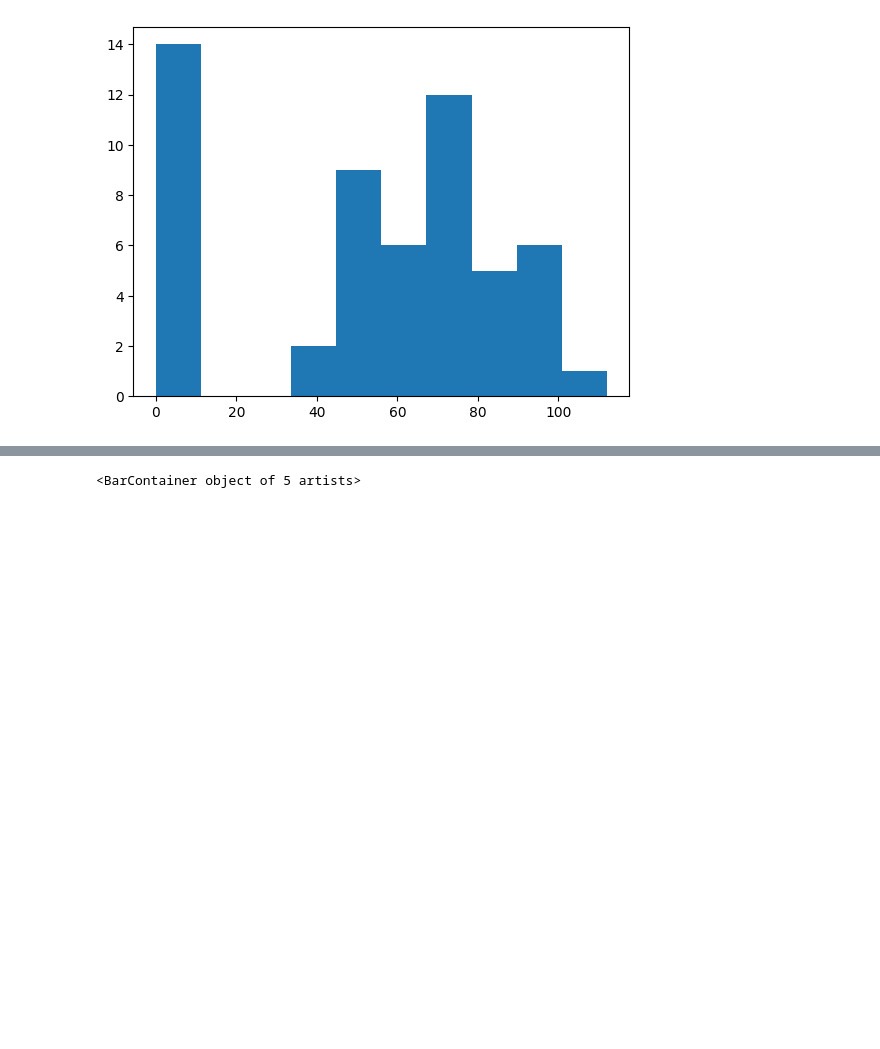
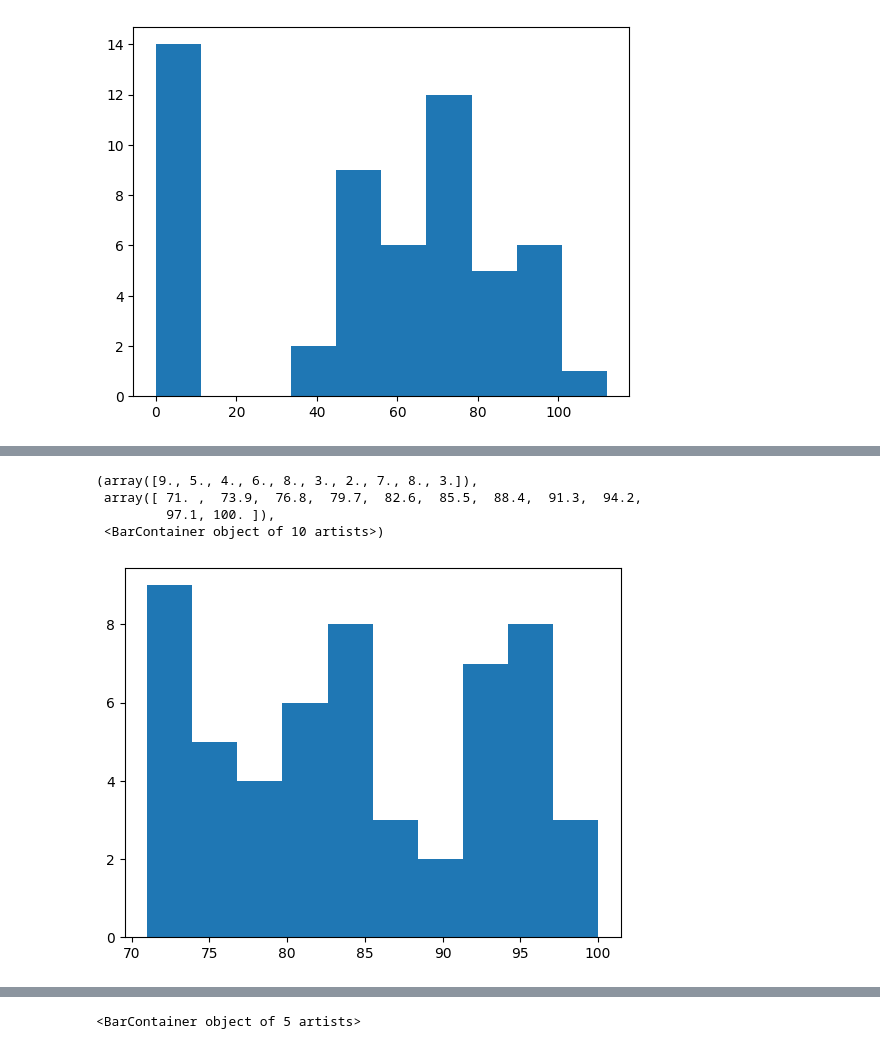
Before and after one commit to dardeejay/data-science-projects, a Jupyter notebook: DATA PLOTTING.ipynb, the cells around one changed output, grey strips where cells are left out. Saved outputs shown, nothing was run; the diff lists cells and outputs as text; code cells hidden in the pictures; blank space fills up the shorter version.

```diff
--- a/DATA PLOTTING.ipynb
+++ b/DATA PLOTTING.ipynb
@@ -80,0 +100,8 @@ plt.hist(df['weight'])
+# %%
+plt.hist(df['History'])
+# %% [output]
+(array([9., 5., 4., 6., 8., 3., 2., 7., 8., 3.]),
+ array([ 71. ,  73.9,  76.8,  79.7,  82.6,  85.5,  88.4,  91.3,  94.2,
+         97.1, 100. ]),
+ <BarContainer object of 10 artists>)
+[figure, added]
```
Also changed, not shown: parts of 12 cells of this notebook.
